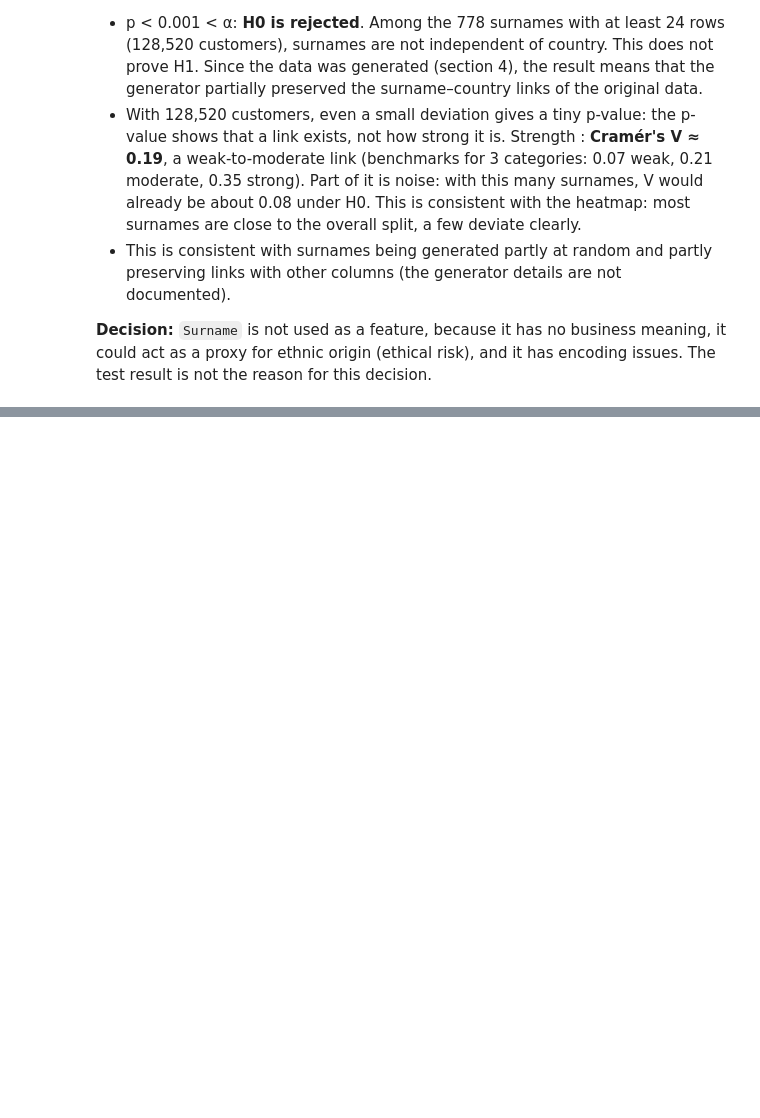
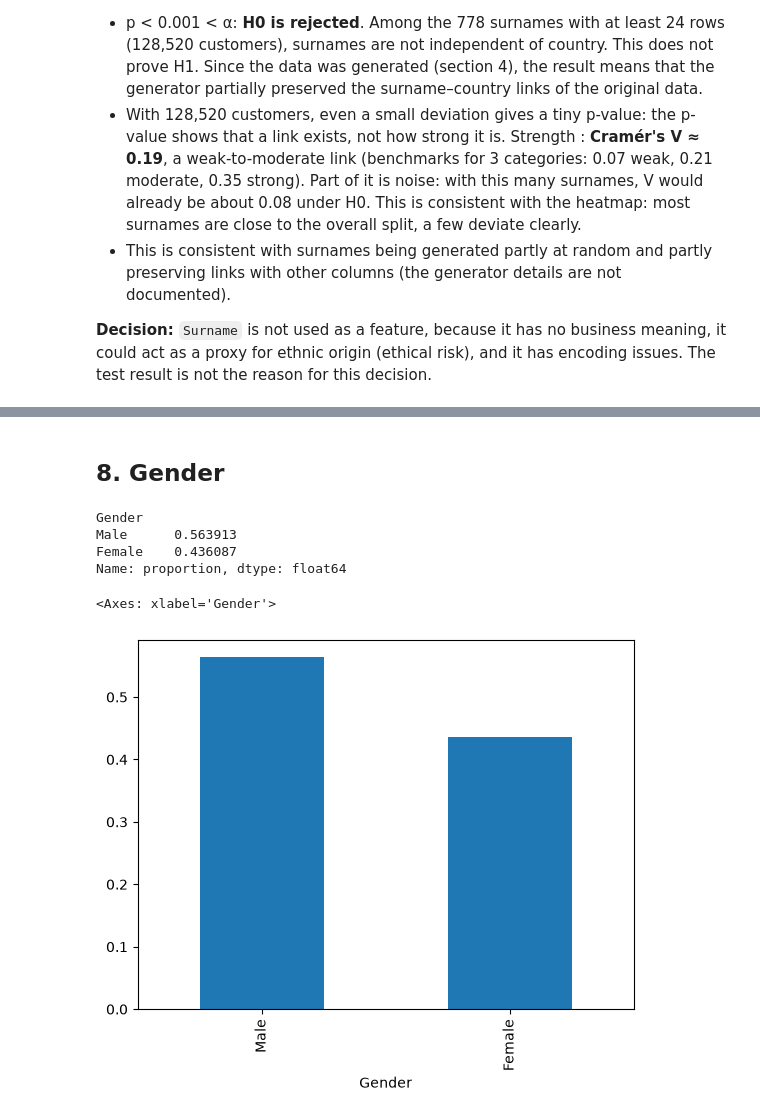
Before and after one commit to amineche/bank-churn, a Jupyter notebook: notebooks/01_eda.ipynb, the cells around one changed output, grey strips where cells are left out. Saved outputs shown, nothing was run; the diff lists cells and outputs as text; code cells hidden in the pictures; blank space fills up the shorter version.

```diff
--- a/notebooks/01_eda.ipynb
+++ b/notebooks/01_eda.ipynb
@@ -318,0 +419,14 @@ Cramér's V: 0.19
+# %% [markdown]
+## 8. Gender
+# %%
+train["Gender"].value_counts(normalize=True)
+# %% [output]
+Gender
+Male      0.563913
+Female    0.436087
+Name: proportion, dtype: float64
+# %%
+train["Gender"].value_counts(normalize=True).plot(kind="bar")
+# %% [output]
+<Axes: xlabel='Gender'>
+[figure, added]
```
Also changed, not shown: parts of 57 cells of this notebook, 1 other file.
